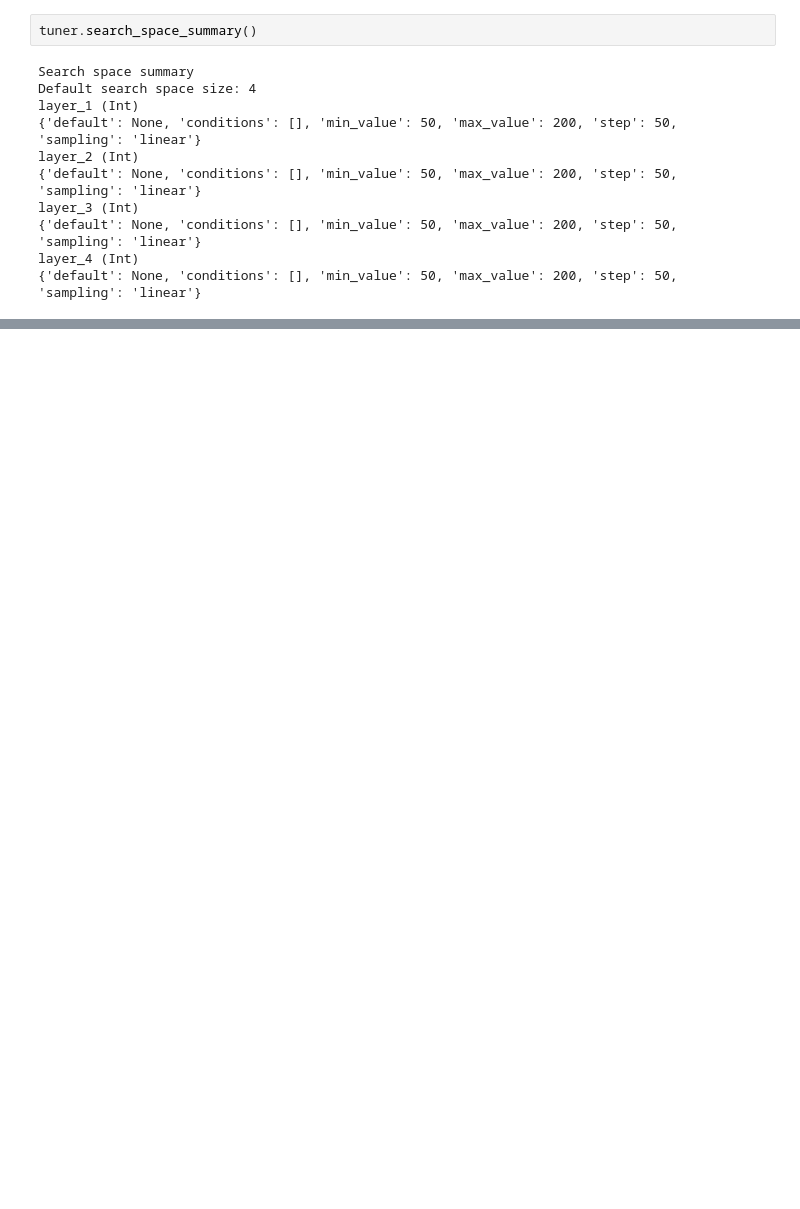
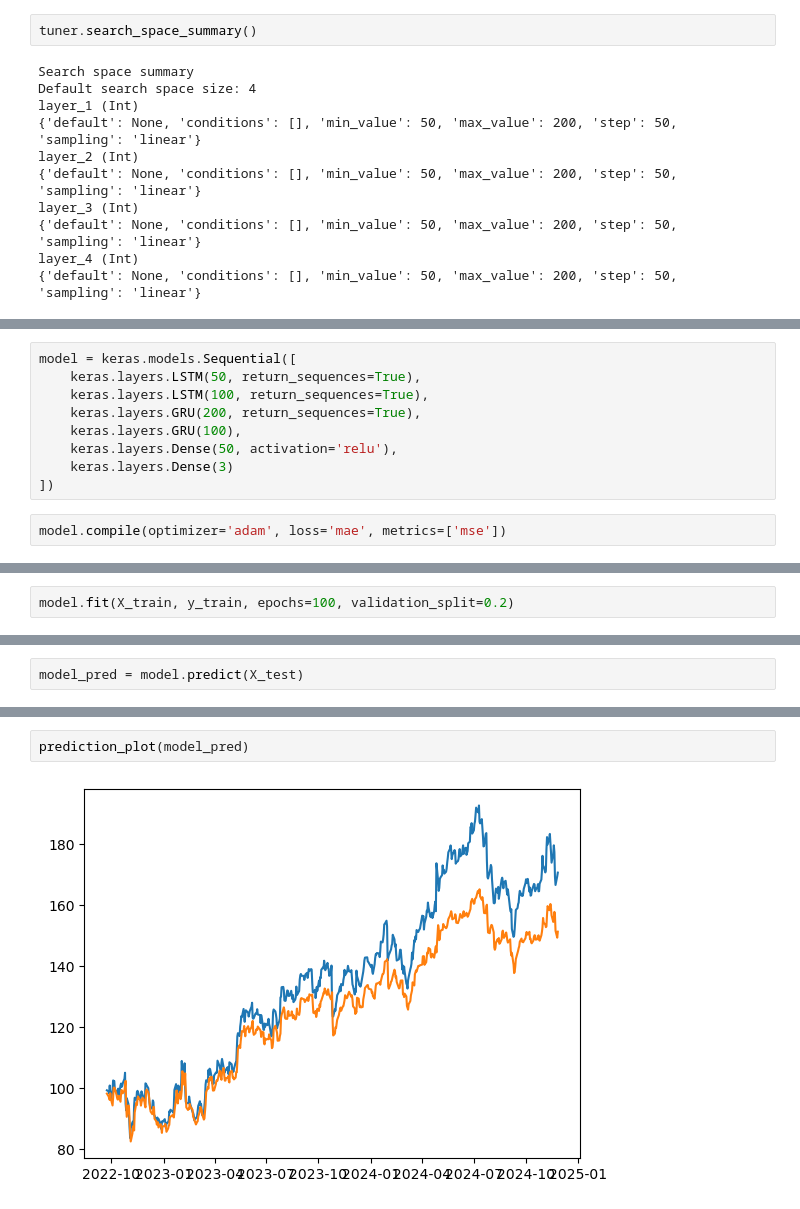
Before and after one commit to alinaeimiz/google-stock-prediction, a Jupyter notebook: GOOG.ipynb, the cells around one changed output, grey strips where cells are left out. Cells and saved outputs as stored; diff of their text form; blank space fills up the shorter version.

```diff
--- a/GOOG.ipynb
+++ b/GOOG.ipynb
@@ -235,0 +349,11 @@ KeyboardInterrupt:
+# %%
+model = keras.models.Sequential([
+    keras.layers.LSTM(50, return_sequences=True),
+    keras.layers.LSTM(100, return_sequences=True),
+    keras.layers.GRU(200, return_sequences=True),
+    keras.layers.GRU(100),
+    keras.layers.Dense(50, activation='relu'),
+    keras.layers.Dense(3)
+])
+# %%
+model.compile(optimizer='adam', loss='mae', metrics=['mse'])
@@ -235,0 +362,2 @@ KeyboardInterrupt:
+# %%
+model.fit(X_train, y_train, epochs=100, validation_split=0.2)
@@ -235,0 +383,2 @@ KeyboardInterrupt:
+# %%
+model_pred = model.predict(X_test)
@@ -235,0 +387,4 @@ KeyboardInterrupt:
+# %%
+prediction_plot(model_pred)
+# %% [output]
+[figure, added]
```
Also changed, not shown: parts of 45 cells of this notebook, 11 other files.
